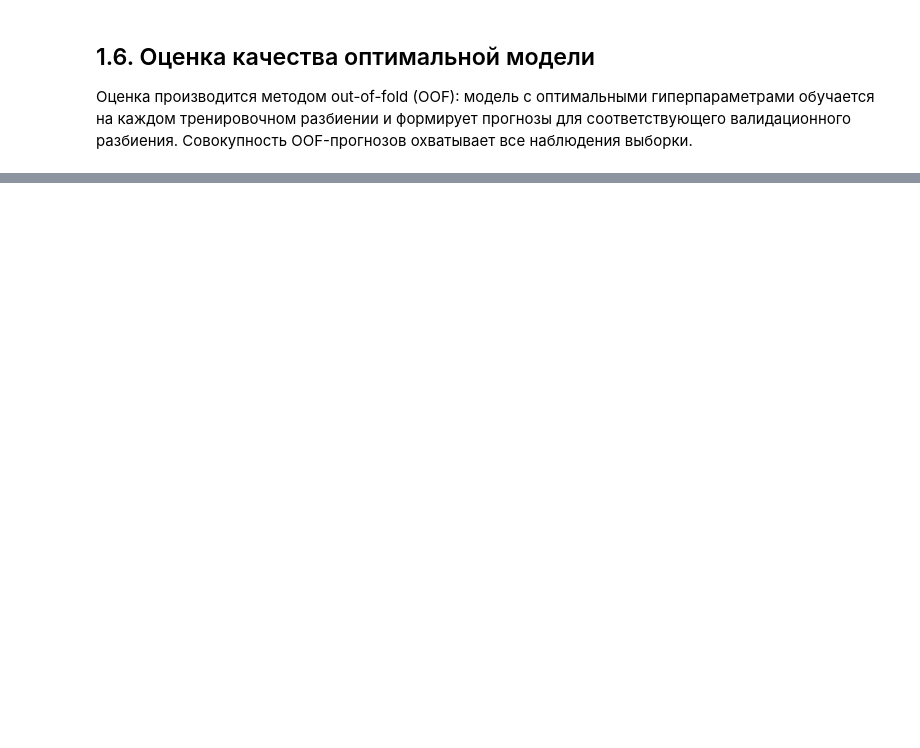
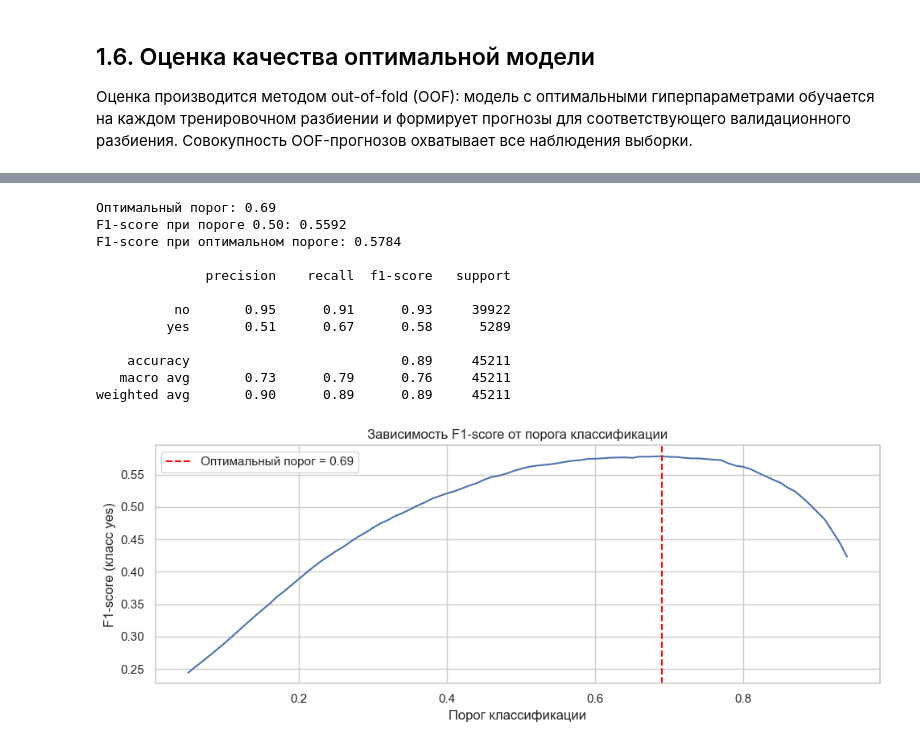
Before and after one commit to ArtyomOl/banking-telemarketing-analysis, a Jupyter notebook: hypotheses/h1_logistic_regression.ipynb, the cells around one changed output, grey strips where cells are left out. Saved outputs shown, nothing was run; the diff lists cells and outputs as text; code cells hidden in the pictures; blank space fills up the shorter version.

```diff
--- a/hypotheses/h1_logistic_regression.ipynb
+++ b/hypotheses/h1_logistic_regression.ipynb
@@ -150 +144,37 @@ weighted avg       0.90      0.84      0.86      4521
+# %%
+thresholds = np.arange(0.05, 0.95, 0.01)
+f1_scores_thresh = [f1_score(y, (y_proba_oof >= t).astype(int)) for t in thresholds]
+
+best_threshold = thresholds[np.argmax(f1_scores_thresh)]
+y_pred_opt = (y_proba_oof >= best_threshold).astype(int)
+
+print(f"Оптимальный порог: {best_threshold:.2f}")
+print(f"F1-score при пороге 0.50: {f1:.4f}")
+print(f"F1-score при оптимальном пороге: {f1_score(y, y_pred_opt):.4f}")
+print()
+print(classification_report(y, y_pred_opt, target_names=['no', 'yes']))
+
+fig, ax = plt.subplots(figsize=(10, 4))
+ax.plot(thresholds, f1_scores_thresh)
+ax.axvline(best_threshold, color='red', linestyle='--', label=f'Оптимальный порог = {best_threshold:.2f}')
+ax.set_xlabel('Порог классификации')
+ax.set_ylabel('F1-score (класс yes)')
+ax.set_title('Зависимость F1-score от порога классификации')
+ax.legend()
+plt.tight_layout()
+plt.show()
+# %% [output]
+Оптимальный порог: 0.69
+F1-score при пороге 0.50: 0.5592
+F1-score при оптимальном пороге: 0.5784
+
+              precision    recall  f1-score   support
+
+          no       0.95      0.91      0.93     39922
+         yes       0.51      0.67      0.58      5289
+
+    accuracy                           0.89     45211
+   macro avg       0.73      0.79      0.76     45211
+weighted avg       0.90      0.89      0.89     45211
+[figure, added]
 # %% [markdown]
```
Also changed, not shown: parts of 9 cells of this notebook, 9 other files.
